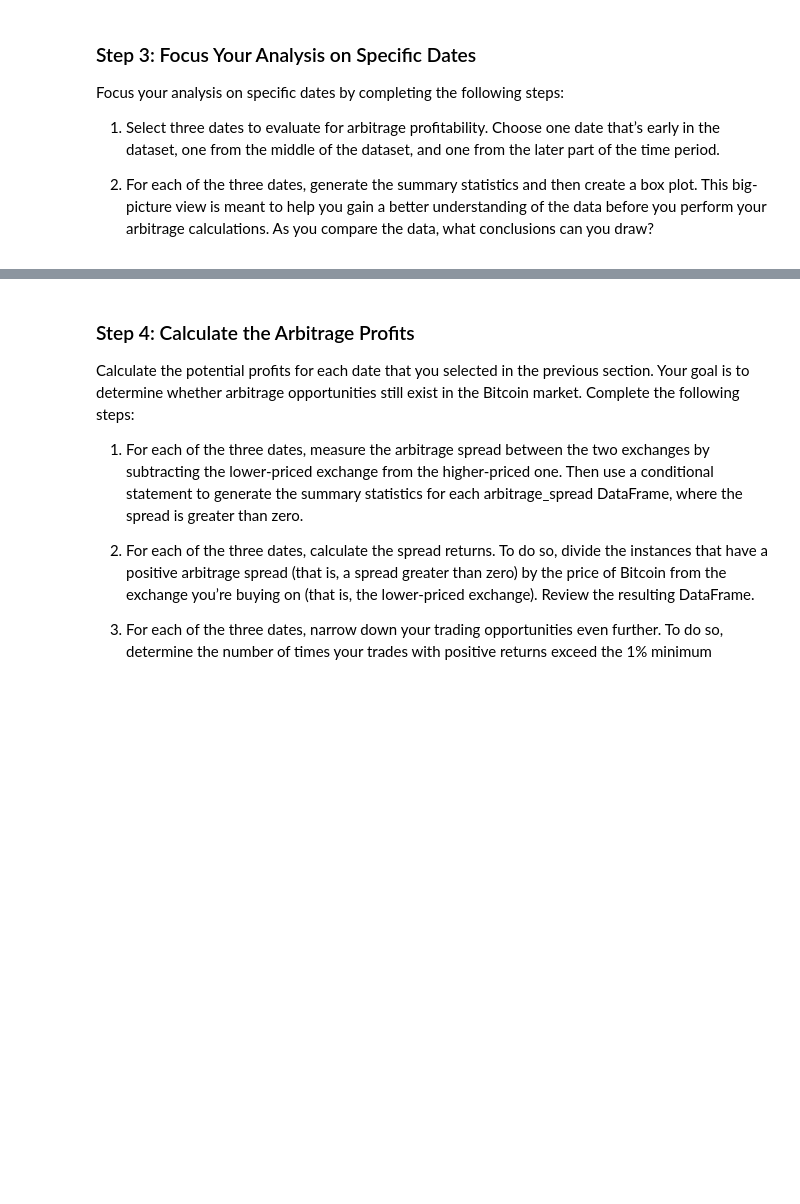
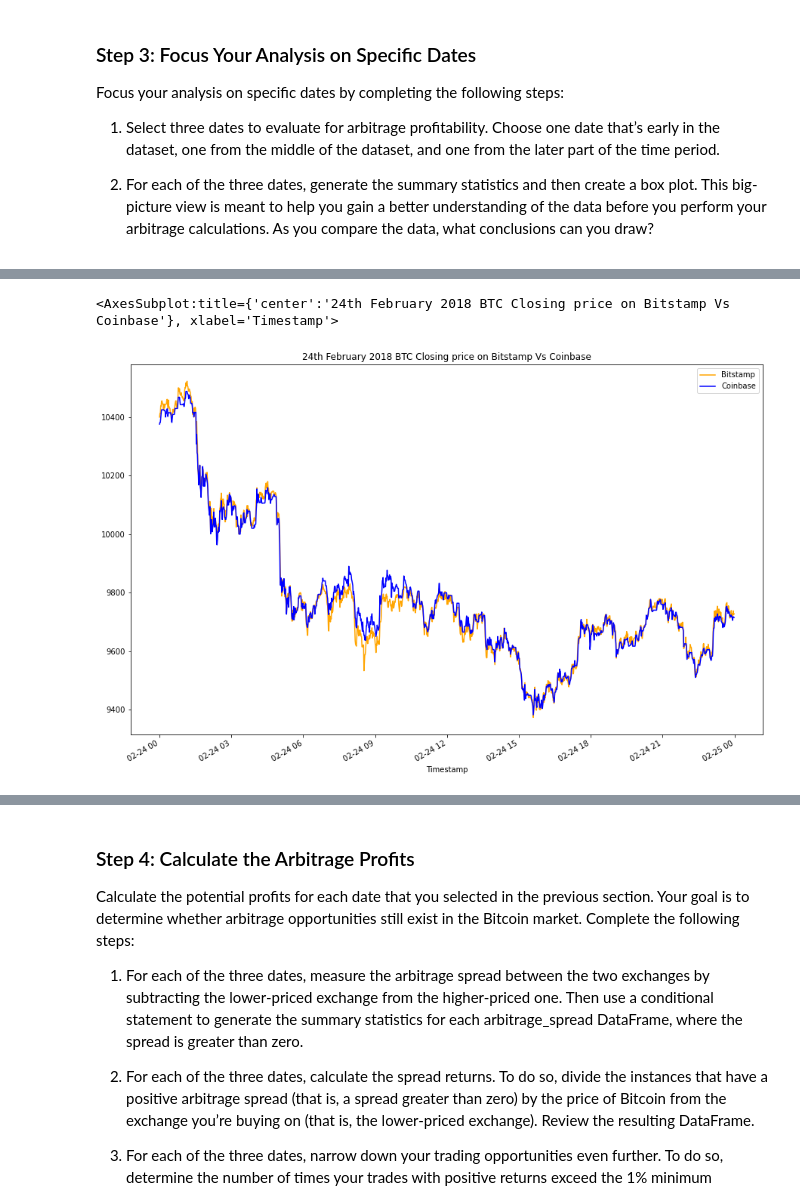
Before and after one commit to Aheesh/arbitrage, a Jupyter notebook: crypto_arbitrage.ipynb, the cells around one changed output, grey strips where cells are left out. Cells and saved outputs as stored; diff of their text form; code cells hidden in the pictures; blank space fills up the shorter version.

```diff
--- a/crypto_arbitrage.ipynb
+++ b/crypto_arbitrage.ipynb
@@ -545,7 +569,12 @@ arbitrage_spread_early = # YOUR CODE HERE
 # %%
 # Create an overlay plot that visualizes the two dataframes over a period of one day from the middle of the dataset.
 # Be sure that the plots include the parameters `legend`, `figsize`, `title`, `color` and `label`
 # YOUR CODE HERE
+bitstamp['Close'].loc['2018-02-24'].plot(kind='line', legend=True, figsize=(15,10),title='24th February 2018 BTC Closing price on Bitstamp Vs Coinbase', color='orange', label='Bitstamp')
+coinbase['Close'].loc['2018-02-24'].plot(kind='line', legend=True, figsize=(15,10), color='blue', label='Coinbase')
+# %% [output]
+<AxesSubplot:title={'center':'24th February 2018 BTC Closing price on Bitstamp Vs Coinbase'}, xlabel='Timestamp'>
+[figure, added]
 # %%
 # Using the date in the middle that you have selected, calculate the arbitrage spread
 # by subtracting the bitstamp lower closing prices from the coinbase higher closing prices
```
Also changed, not shown: parts of 9 cells of this notebook.
